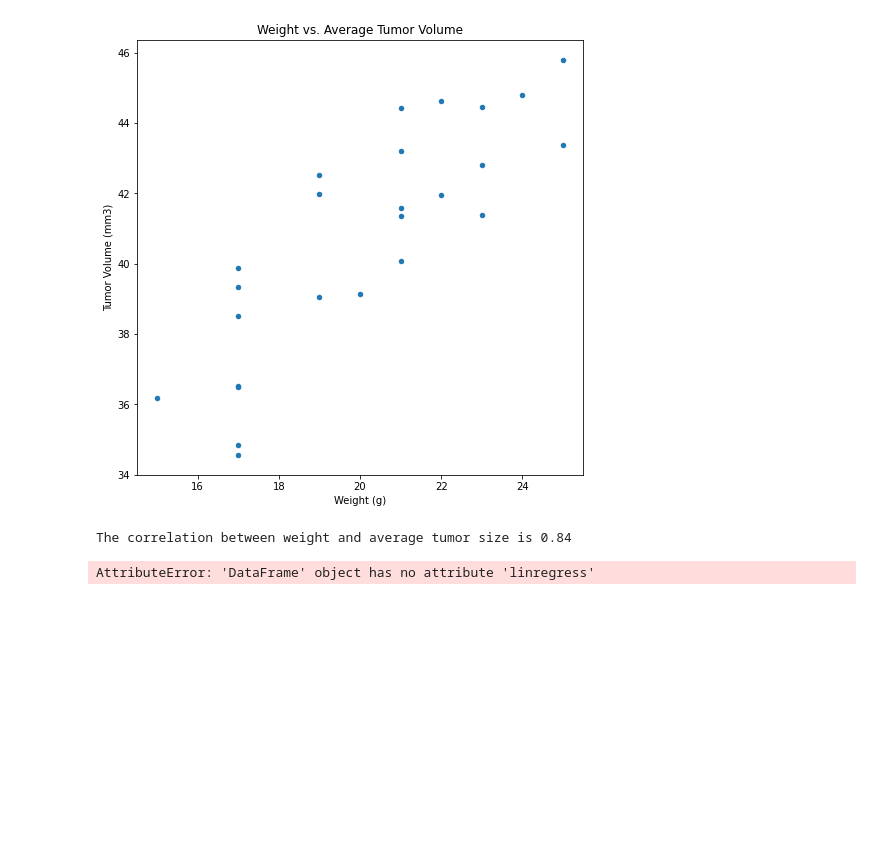
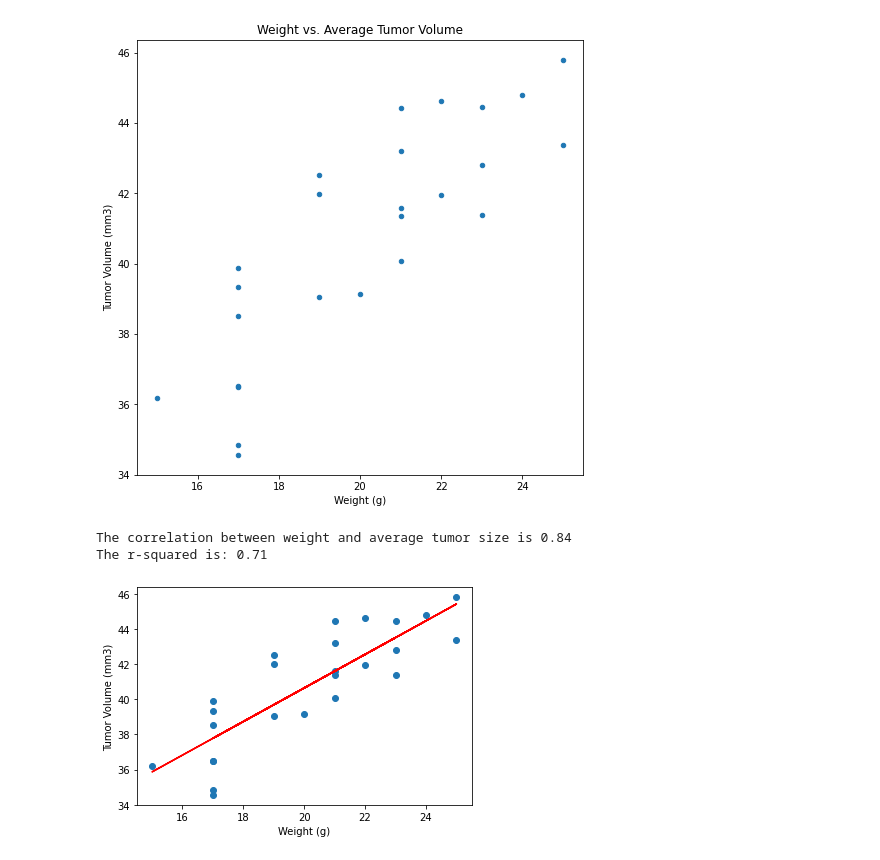
Before and after one commit to jj-krehbiel/lab-mice-visualizations, a Jupyter notebook: Main.ipynb, the cells around one changed output. Cells and saved outputs as stored; diff of their text form; code cells hidden in the pictures; blank space fills up the shorter version.

```diff
--- a/Main.ipynb
+++ b/Main.ipynb
@@ -300,13 +368,25 @@ plt.show()
 # %%
 #Calculate the correlation coefficient
 wght = capo_mean.iloc[:, 0]
 tum = capo_mean.iloc[:, 1]
 correlation = st.pearsonr(wght, tum)
 print(f"The correlation between weight and average tumor size is {round(correlation[0],2)}")
+
+#Calculate  the linear regression, r squared
+slope, intercept, rvalue, pvalue, stderr = st.linregress(wght, tum)
+regress_values = wght * slope + intercept
+print(f"The r-squared is: {round(rvalue**2, 2)}")
+
+plt.scatter(wght,tum)
+plt.plot(wght,regress_values,"r-")
+
+plt.xlabel('Weight (g)')
+plt.ylabel('Tumor Volume (mm3)')
+
+plt.show()
+
+#Plot the linear regression
 # %% [output]
 The correlation between weight and average tumor size is 0.84
+The r-squared is: 0.71
+[figure, added]
-# %%
-#Calculate  the linear regression, r squared
-slope, intercept, rvalue, pvalue, stderr = stats.linregress(wght, tum)
-# %% [output]
-AttributeError: 'DataFrame' object has no attribute 'linregress'
```
Also changed, not shown: parts of 13 cells of this notebook.
